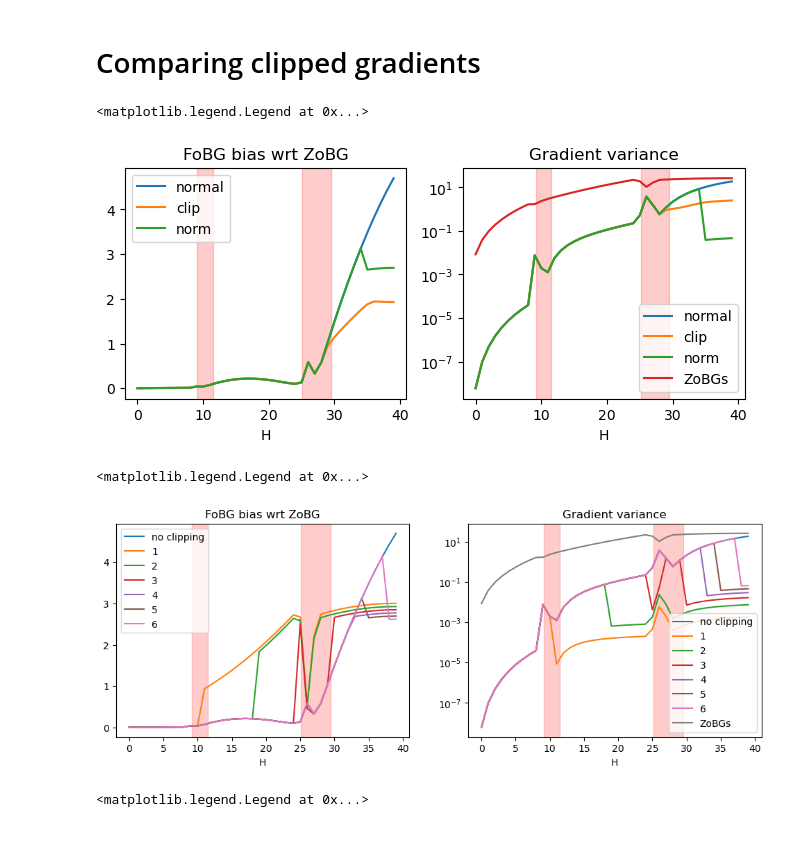
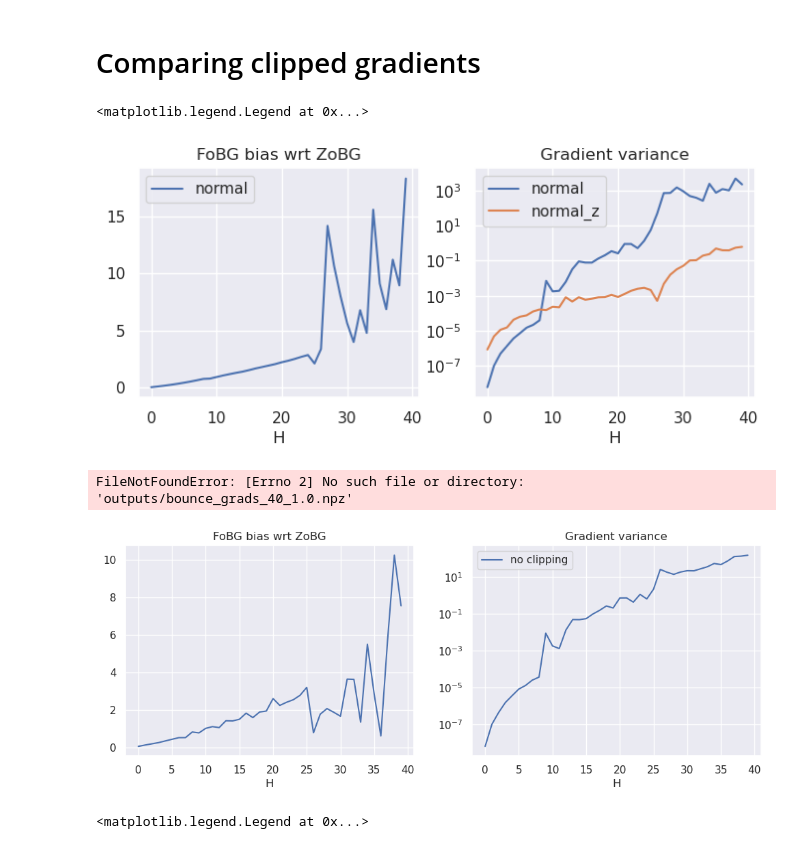
Before and after one commit to NVlabs/DiffRL, a Jupyter notebook: ball_env/ball_env_analysis.ipynb, the cells around one changed output. Saved outputs shown, nothing was run; the diff lists cells and outputs as text; code cells hidden in the pictures.

```diff
--- a/ball_env/ball_env_analysis.ipynb
+++ b/ball_env/ball_env_analysis.ipynb
@@ -130,10 +14,7 @@ def norm_variance(arr: np.ndarray):
         axis=1,
     )
 
-import seaborn as sns
-sns.set()
-
-data = np.load("outputs/grads/bounce_grads_40.npz")
+data = np.load("outputs/bounce_grads_40.npz")
 fobgs = data["fobgs"]
 zobgs = data["zobgs"]
 loss = data["losses"]
@@ -142,10 +23,11 @@ hh = np.arange(fobgs.shape[0])
 m=data['m']
 N = fobgs.shape[1]
 std = data['std']
+H = 40
 
 f, ax = plt.subplots(3, 1, figsize=(3, 6))
 
-ldata = np.load("landscapes_0.1.npy", allow_pickle=True)
+ldata = np.load("outputs/landscapes_0.1.npy", allow_pickle=True)
 xy = ldata[0]['trajectories'][0]
 
 for n in range(xy.shape[1]):
@@ -170,8 +52,8 @@ bias_l2 = norm(diff, ord=2, axis=-1)
 bias_l1 = norm(diff, ord=1, axis=-1)
 ax[1].plot(hh, bias_l2, label="L2 Bias")
 # ax[0, 0].plot(hh, bias_l1, label="L1 Bias")
-for (start, end) in contact_ranges:
-    ax[1].axvspan(start/8, end/8, alpha=0.2, color='red')
+# for (start, end) in contact_ranges:
+#     ax[1].axvspan(start/8, end/8, alpha=0.2, color='red')
 ax[1].set_ylabel("First-order bias")
 # ax[0, 0].legend()
 ax[1].set_xlabel("H")
@@ -239,7 +106,7 @@ array([[[-0.5       ,  1.        ,  5.        , -5.        ],
 # %%
 %matplotlib notebook
 
-data = np.load("jacobians.npy", allow_pickle=True)
+data = np.load("outputs/jacobians.npz", allow_pickle=True)
 
 f, ax = plt.subplots(1, 2, figsize=(8, 3))
 max_jac_norm = []
@@ -277,7 +140,7 @@ ax[0].axis("equal")
 # %%
 # what does this mean for bias?
 
-data = np.load("outputs/grads/bounce_grads_40_sim_sweep.npy", allow_pickle=True)
+data = np.load("outputs/bounce_grads_40_sim_sweep.npy", allow_pickle=True)
 data = data[[0, 2, 3, 5]]
 f, ax = plt.subplots(1, 2, figsize=(8, 3))
 H = 40
@@ -464,57 +446,61 @@ plt.savefig("stochastic_optimization.pdf")
 # %% [markdown]
 # Comparing clipped gradients
 # %%
-data = {"normal": "outputs/grads/bounce_grads_40.npz",
-       "clip": "outputs/grads/bounce_grads_40_clip_5.0.npz",
-       "norm": "outputs/grads/bounce_grads_40_5.0.npz"}
+data = {"normal": "outputs/bounce_grads_40.npz",
+#        "clip": "outputs/bounce_grads_40_clip_5.0.npz",
+#        "norm": "outputs/bounce_grads_40_5.0.npz"
+       }
 
 f, ax = plt.subplots(1, 2, figsize=(8, 3))
 
 
 for (k,v) in data.items():
     data = np.load(v)
     fobgs = data["fobgs"]
     zobgs = data["zobgs"]
     loss = data["losses"]
     baseline = data["baseline"]
     hh = np.arange(fobgs.shape[0])
     m=data['m']
     N = fobgs.shape[1]
     std = data['std']
 
     diff = zobgs.mean(axis=1) - fobgs.mean(axis=1)
     bias_l2 = norm(diff, ord=2, axis=-1)
     ax[0].plot(hh, bias_l2, label=k)
-    ax[0].set_title("FoBG bias wrt ZoBG")
-    ax[0].set_xlabel("H")
+    ax[1].plot(hh, norm_variance(fobgs), label=k)
+    ax[1].plot(hh, norm_variance(zobgs), label=k + "_z")
 
-    ax[1].plot(hh, norm_variance(fobgs), label=k)
-    ax[1].set_yscale("log")
-    ax[1].set_xlabel("H")
-    ax[1].set_title("Gradient variance")
-    ax[1].legend()
+ax[0].set_title("FoBG bias wrt ZoBG")
+ax[0].set_xlabel("H")
+ax[0].legend()
 
-for (start, end) in contact_ranges:
-    ax[0].axvspan(start/8, end/8, alpha=0.2, color='red')
 
-for (start, end) in contact_ranges:
-    ax[1].axvspan(start/8, end/8, alpha=0.2, color='red')
+ax[1].set_yscale("log")
+ax[1].set_xlabel("H")
+ax[1].set_title("Gradient variance")
+ax[1].legend()
 
-ax[0].legend()
-ax[1].plot(hh, norm_variance(zobgs), label="ZoBGs")
-ax[1].legend()
+# for (start, end) in contact_ranges:
+#     ax[0].axvspan(start/8, end/8, alpha=0.2, color='red')
+
+# for (start, end) in contact_ranges:
+#     ax[1].axvspan(start/8, end/8, alpha=0.2, color='red')
+
+# ax[1].plot(hh, norm_variance(zobgs), label="ZoBGs")
+# ax[1].legend()
 # %% [output]
 <matplotlib.legend.Legend at 0x...>
-[figure, old version]
+[figure, new version]
 # %%
 # comparing different clipping ranges
-data = {"no clipping": "outputs/grads/bounce_grads_40.npz",
-        "1": "outputs/grads/bounce_grads_40_1.0.npz",
-       "2": "outputs/grads/bounce_grads_40_2.0.npz",
-       "3": "outputs/grads/bounce_grads_40_3.0.npz",
-       "4": "outputs/grads/bounce_grads_40_4.0.npz",
-       "5": "outputs/grads/bounce_grads_40_5.0.npz",
-       "6": "outputs/grads/bounce_grads_40_6.0.npz"}
+data = {"no clipping": "outputs/bounce_grads_40.npz",
+        "1": "outputs/bounce_grads_40_1.0.npz",
+       "2": "outputs/bounce_grads_40_2.0.npz",
+       "3": "outputs/bounce_grads_40_3.0.npz",
+       "4": "outputs/bounce_grads_40_4.0.npz",
+       "5": "outputs/bounce_grads_40_5.0.npz",
+       "6": "outputs/bounce_grads_40_6.0.npz"}
 
 f, ax = plt.subplots(1, 2, figsize=(12, 4))
 
@@ -552,8 +538,8 @@ ax[0].legend()
 ax[1].plot(hh, norm_variance(zobgs), label="ZoBGs")
 ax[1].legend()
 # %% [output]
-<matplotlib.legend.Legend at 0x...>
+FileNotFoundError: [Errno 2] No such file or directory: 'outputs/bounce_grads_40_1.0.npz'
-[figure, old version]
+[figure, new version]
 # %%
 # comparing different clipping ranges
 data = {"no clipping": "outputs/grads/bounce_grads_40.npz",
```
Also changed, not shown: parts of 21 cells of this notebook, 4 other files.
